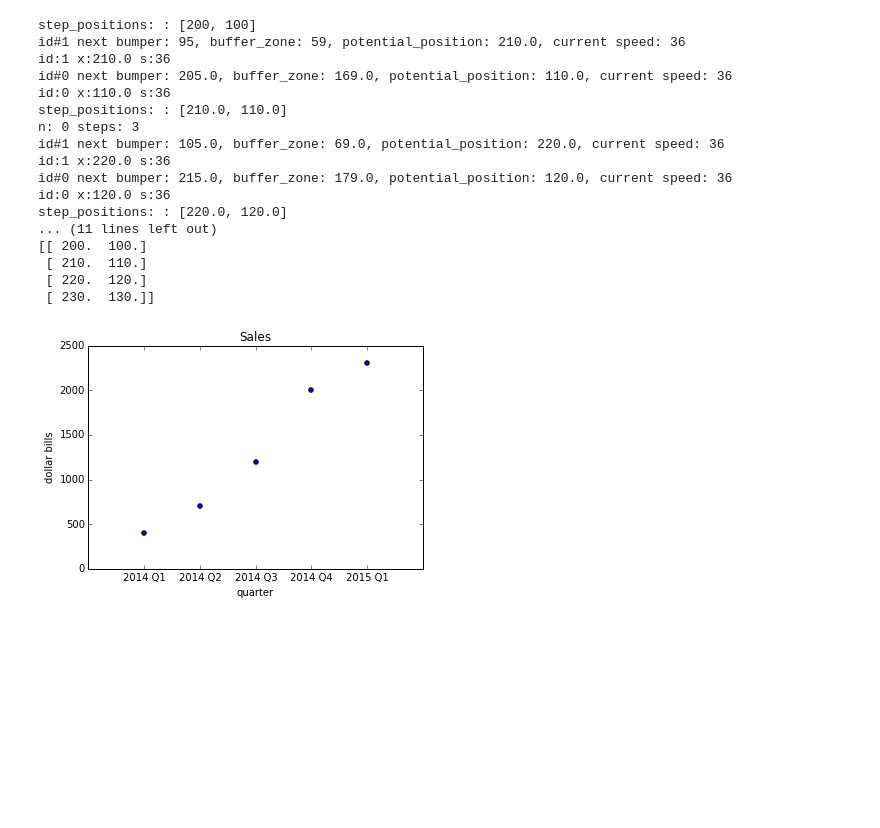
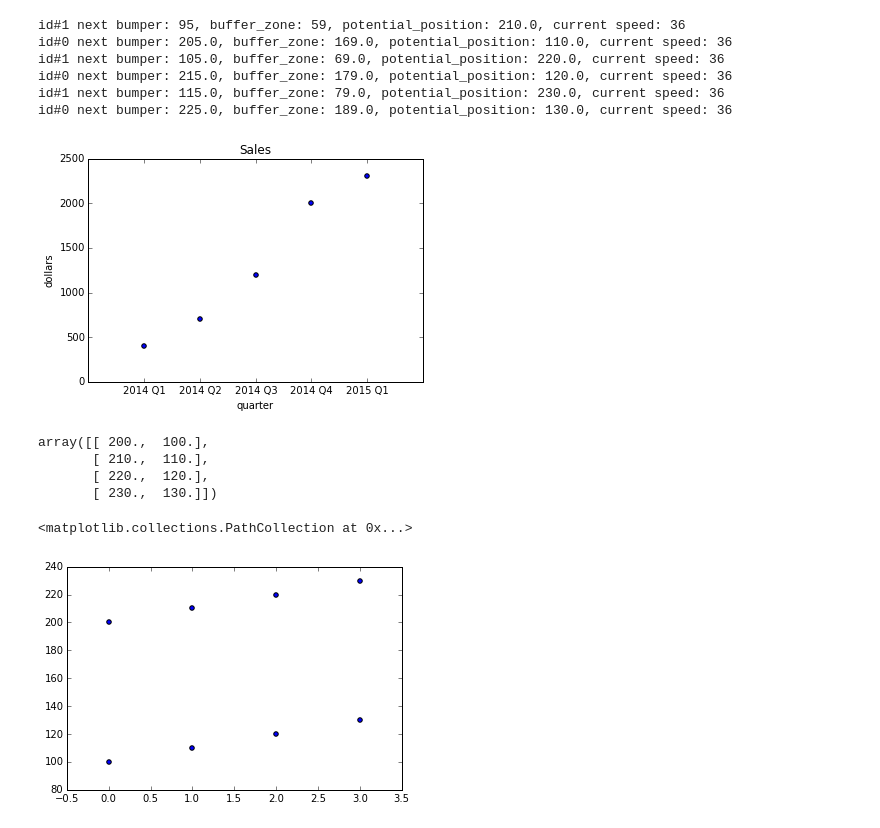
Before and after one commit to tiyd-python-2015-05/traffic-simulation, a Jupyter notebook: Traffic_Sim_Testing.ipynb, the cells around one changed output. Saved outputs shown, nothing was run; the diff lists cells and outputs as text; code cells hidden in the pictures; blank space fills up the shorter version.

```diff
--- a/Traffic_Sim_Testing.ipynb
+++ b/Traffic_Sim_Testing.ipynb
@@ -18,46 +18,46 @@ def setup():
 # %%
 sim = setup()
 sim.steps = 3
 # start: np.array([[100., 200.]]))
 with mock.patch("random.random", return_value=1):
     first_step = sim.start()
     # first_step = sim.step()
 #        assert sim.step_positions == [210, 110]
     # print('first_step', first_step)
     # print('np_position_array:', np.array([first_step]))
     # assert np.array_equal(np.array([first_step]), np.array([[210., 110.]]))
-    sim.run()
+    positions = sim.run()
     # assert sim.step_positions == [230, 130]
     # assert np.array_equal(sim.position_array,
 #                           np.array([[200., 100.],
 #                                     [210., 110.],
 #                                     [220., 120.],
 #                                     [230., 130.]
 #                                     ]))
 x1 = ["2014 Q1", "2014 Q2", "2014 Q3", "2014 Q4", "2015 Q1"]
 y1 = [400, 700, 1200, 2000, 2300]
 plt.scatter(range(5), y1)
 plt.xticks(range(5), x1)
 plt.xlabel("quarter")
-plt.ylabel("dollar bills")
+plt.ylabel("dollars")
 plt.title("Sales")
 plt.show()
+positions
 # %% [output]
-step_positions: : [200, 100]
 id#1 next bumper: 95, buffer_zone: 59, potential_position: 210.0, current speed: 36
-id:1 x:210.0 s:36
 id#0 next bumper: 205.0, buffer_zone: 169.0, potential_position: 110.0, current speed: 36
-id:0 x:110.0 s:36
-step_positions: : [210.0, 110.0]
-n: 0 steps: 3
 id#1 next bumper: 105.0, buffer_zone: 69.0, potential_position: 220.0, current speed: 36
-id:1 x:220.0 s:36
 id#0 next bumper: 215.0, buffer_zone: 179.0, potential_position: 120.0, current speed: 36
-id:0 x:120.0 s:36
-step_positions: : [220.0, 120.0]
-... (11 lines left out)
-[[ 200.  100.]
- [ 210.  110.]
- [ 220.  120.]
- [ 230.  130.]]
+id#1 next bumper: 115.0, buffer_zone: 79.0, potential_position: 230.0, current speed: 36
+id#0 next bumper: 225.0, buffer_zone: 189.0, potential_position: 130.0, current speed: 36
-[figure, old version]
+[figure, new version]
+array([[ 200.,  100.],
+       [ 210.,  110.],
+       [ 220.,  120.],
+       [ 230.,  130.]])
+# %%
+plt.scatter(range(len(positions)), positions[:,0])
+plt.scatter(range(len(positions)), positions[:,1])
+# %% [output]
+<matplotlib.collections.PathCollection at 0x...>
+[figure, added]
```
Also changed, not shown: parts of 2 cells of this notebook, 2 other files.
